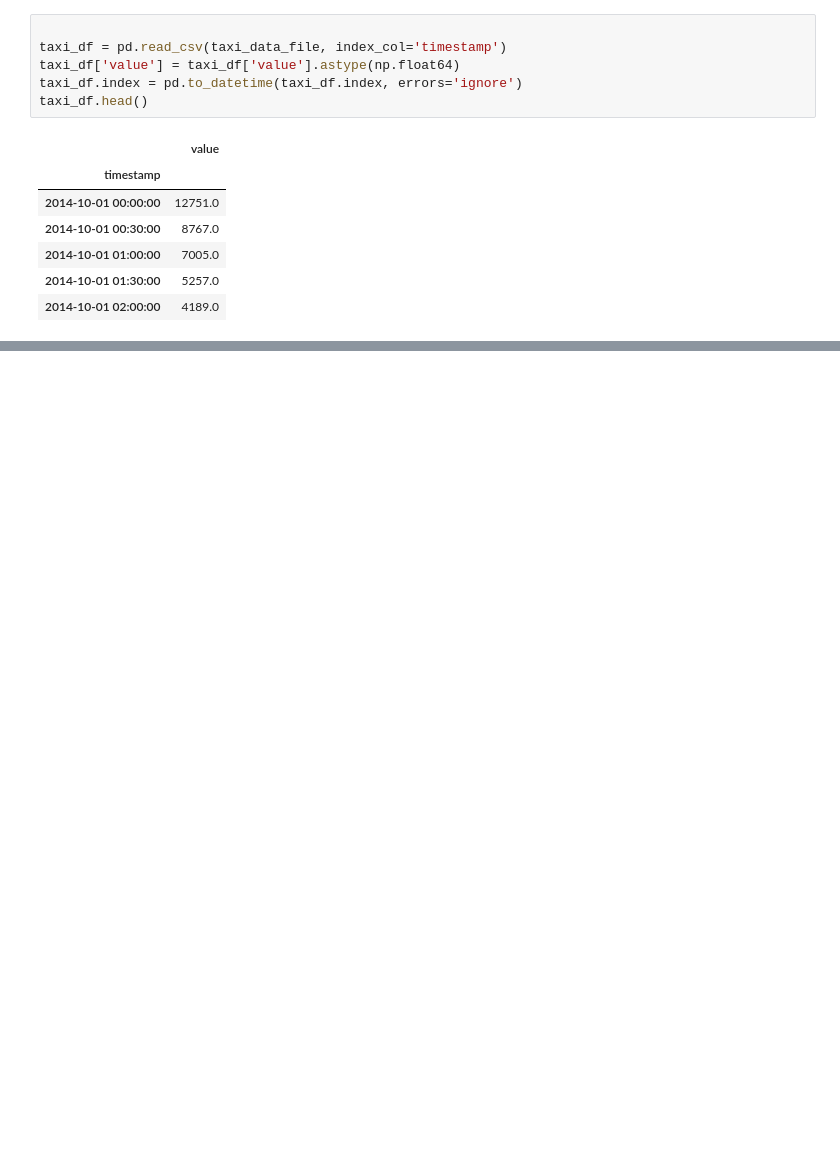
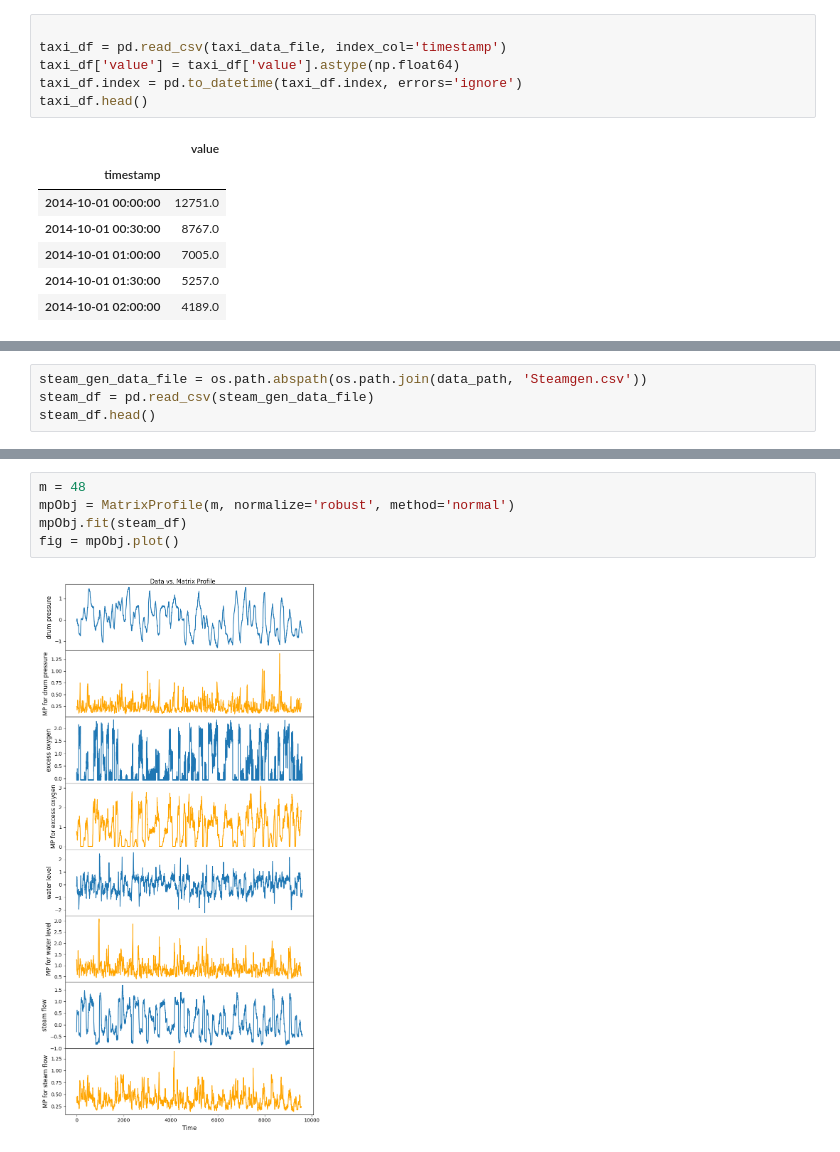
Before and after one commit to idaholab/DACKAR, a Jupyter notebook: examples/test_anomalies.ipynb, the cells around one changed output, grey strips where cells are left out. Drawn from its saved outputs; the diff is of its cells as text; blank space fills up the shorter version.

```diff
--- a/examples/test_anomalies.ipynb
+++ b/examples/test_anomalies.ipynb
@@ -41,0 +40,4 @@ fig = mpObj.plot()
+# %%
+steam_gen_data_file = os.path.abspath(os.path.join(data_path, 'Steamgen.csv'))
+steam_df = pd.read_csv(steam_gen_data_file)
+steam_df.head()
@@ -41,0 +51,7 @@ fig = mpObj.plot()
+# %%
+m = 48
+mpObj = MatrixProfile(m, normalize='robust', method='normal')
+mpObj.fit(steam_df)
+fig = mpObj.plot()
+# %% [output]
+[figure, added]
```
Also changed, not shown: parts of 4 cells of this notebook, 2 other files.
